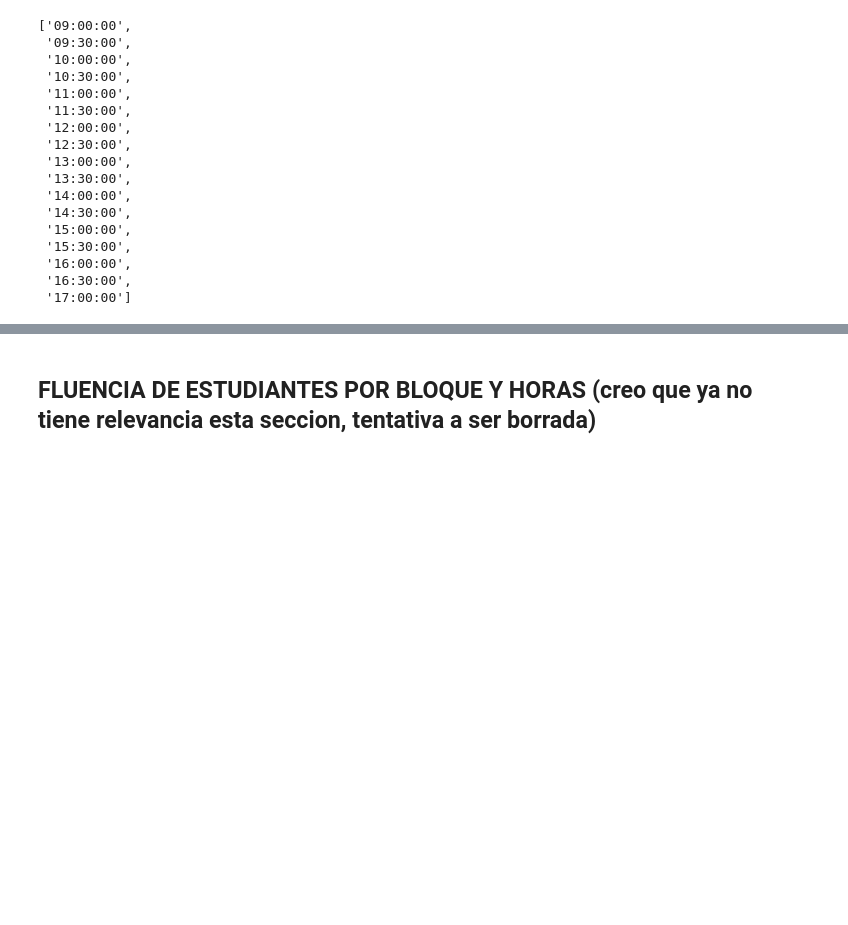
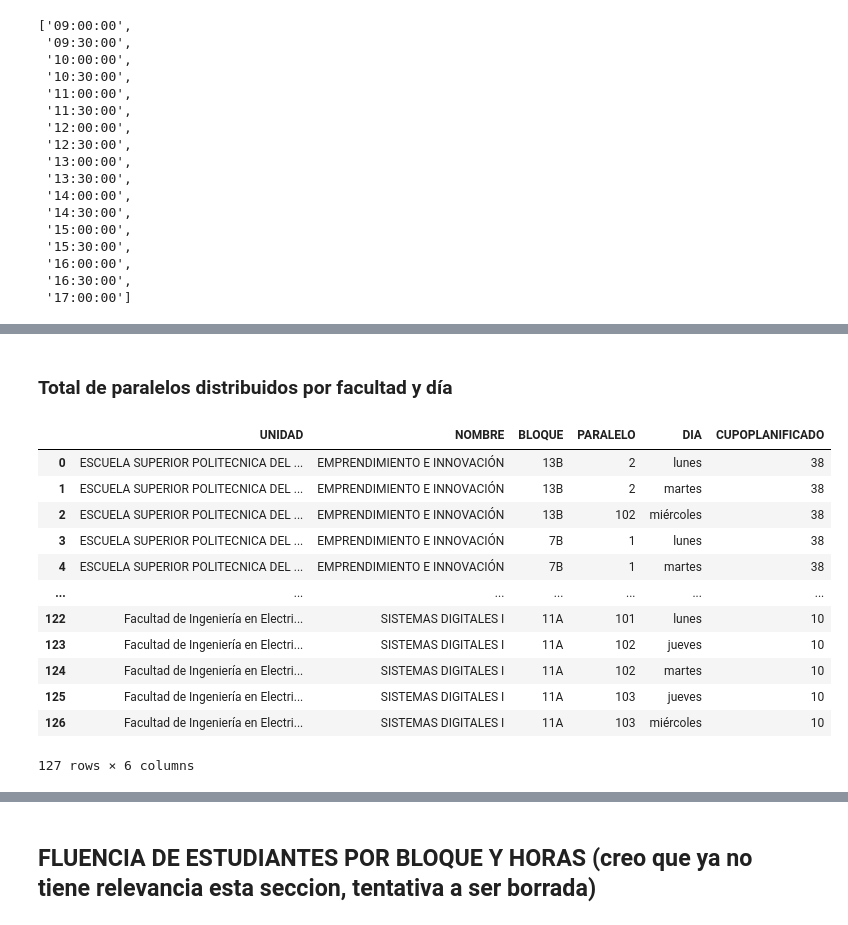
Before and after one commit to lromeror/Group_Slytheryn, a Jupyter notebook: EDA_ESPOL/EDA_ESPOL_PAE_PRE_Jonathan.ipynb, the cells around one changed output, grey strips where cells are left out. Cells and saved outputs as stored; diff of their text form; code cells hidden in the pictures; blank space fills up the shorter version.

```diff
--- a/EDA_ESPOL/EDA_ESPOL_PAE_PRE_Jonathan.ipynb
+++ b/EDA_ESPOL/EDA_ESPOL_PAE_PRE_Jonathan.ipynb
@@ -1123,0 +1261,19 @@ fig_line1.show()
+# %% [markdown]
+### Total de paralelos distribuidos por facultad y día
+# %%
+df_H9 = df_H_p[['UNIDAD', 'NOMBRE', 'BLOQUE', 'PARALELO', 'DIA', 'CUPOPLANIFICADO']].groupby(['UNIDAD', 'NOMBRE', 'BLOQUE', 'PARALELO', 'DIA', 'CUPOPLANIFICADO'], as_index=False).count()
+df_H9
+# %% [output]
+|  | UNIDAD | NOMBRE | BLOQUE | PARALELO | DIA | CUPOPLANIFICADO |
+| 0 | ESCUELA SUPERIOR POLITECNICA DEL ... | EMPRENDIMIENTO E INNOVACIÓN | 13B | 2 | lunes | 38 |
+| 1 | ESCUELA SUPERIOR POLITECNICA DEL ... | EMPRENDIMIENTO E INNOVACIÓN | 13B | 2 | martes | 38 |
+| 2 | ESCUELA SUPERIOR POLITECNICA DEL ... | EMPRENDIMIENTO E INNOVACIÓN | 13B | 102 | miércoles | 38 |
+| 3 | ESCUELA SUPERIOR POLITECNICA DEL ... | EMPRENDIMIENTO E INNOVACIÓN | 7B | 1 | lunes | 38 |
+| 4 | ESCUELA SUPERIOR POLITECNICA DEL ... | EMPRENDIMIENTO E INNOVACIÓN | 7B | 1 | martes | 38 |
+| ... | ... | ... | ... | ... | ... | ... |
+| 122 | Facultad de Ingeniería en Electri... | SISTEMAS DIGITALES I | 11A | 101 | lunes | 10 |
+| 123 | Facultad de Ingeniería en Electri... | SISTEMAS DIGITALES I | 11A | 102 | jueves | 10 |
+| 124 | Facultad de Ingeniería en Electri... | SISTEMAS DIGITALES I | 11A | 102 | martes | 10 |
+| 125 | Facultad de Ingeniería en Electri... | SISTEMAS DIGITALES I | 11A | 103 | jueves | 10 |
+| 126 | Facultad de Ingeniería en Electri... | SISTEMAS DIGITALES I | 11A | 103 | miércoles | 10 |
+127 rows × 6 columns
```
Also changed, not shown: parts of 31 cells of this notebook.
